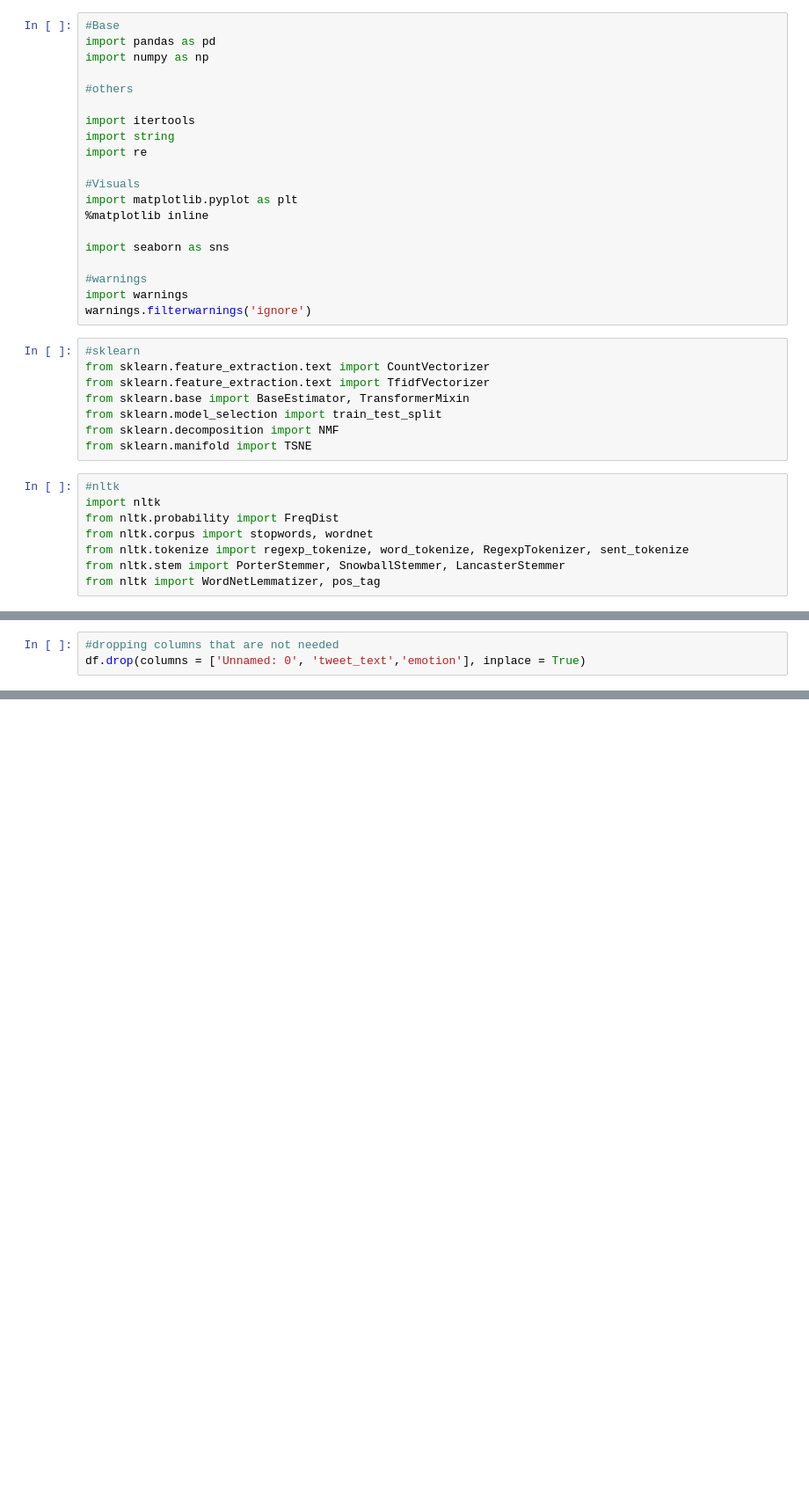
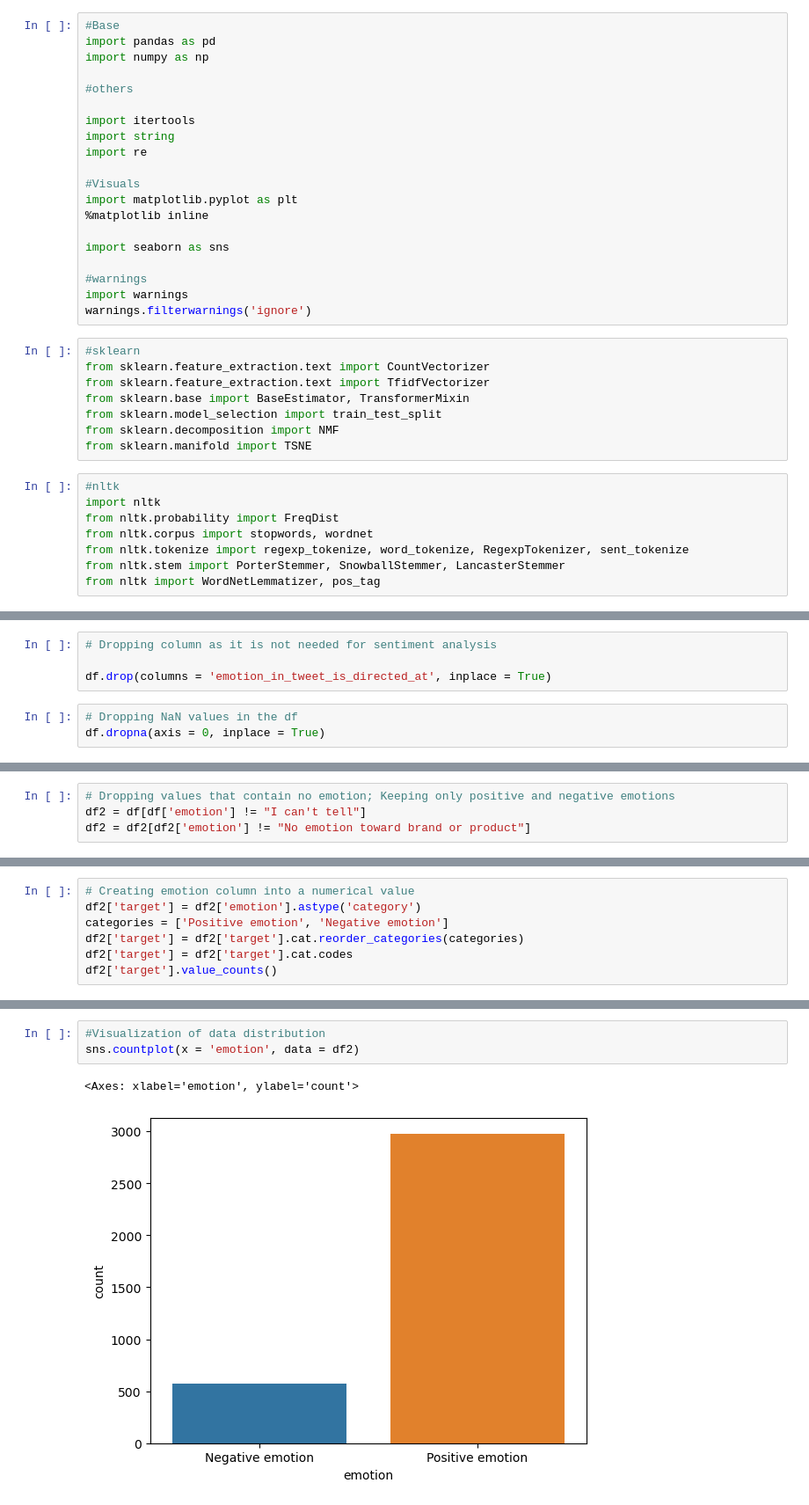
Before and after one commit to Kellyajara/NLP-Tweet-Classification, a Jupyter notebook: Final Notebook.ipynb, the cells around one changed output, grey strips where cells are left out. Shown at 88% size. Cells and saved outputs as stored; diff of their text form; blank space fills up the shorter version.

```diff
--- a/Final Notebook.ipynb
+++ b/Final Notebook.ipynb
@@ -64,4 +92,8 @@ df
 # %%
-#dropping columns that are not needed
-df.drop(columns = ['Unnamed: 0', 'tweet_text','emotion'], inplace = True)
+# Dropping column as it is not needed for sentiment analysis
+
+df.drop(columns = 'emotion_in_tweet_is_directed_at', inplace = True)
+# %%
+# Dropping NaN values in the df
+df.dropna(axis = 0, inplace = True)
 # %%
@@ -82,0 +119,4 @@ df
+# %%
+# Dropping values that contain no emotion; Keeping only positive and negative emotions
+df2 = df[df['emotion'] != "I can't tell"]
+df2 = df2[df2['emotion'] != "No emotion toward brand or product"]
@@ -82,0 +129,7 @@ df
+# %%
+# Creating emotion column into a numerical value
+df2['target'] = df2['emotion'].astype('category')
+categories = ['Positive emotion', 'Negative emotion']
+df2['target'] = df2['target'].cat.reorder_categories(categories)
+df2['target'] = df2['target'].cat.codes
+df2['target'].value_counts()
@@ -82,0 +146,6 @@ df
+# %%
+#Visualization of data distribution
+sns.countplot(x = 'emotion', data = df2)
+# %% [output]
+<Axes: xlabel='emotion', ylabel='count'>
+[figure, added]
```
Also changed, not shown: parts of 132 cells of this notebook, 2 other files.
